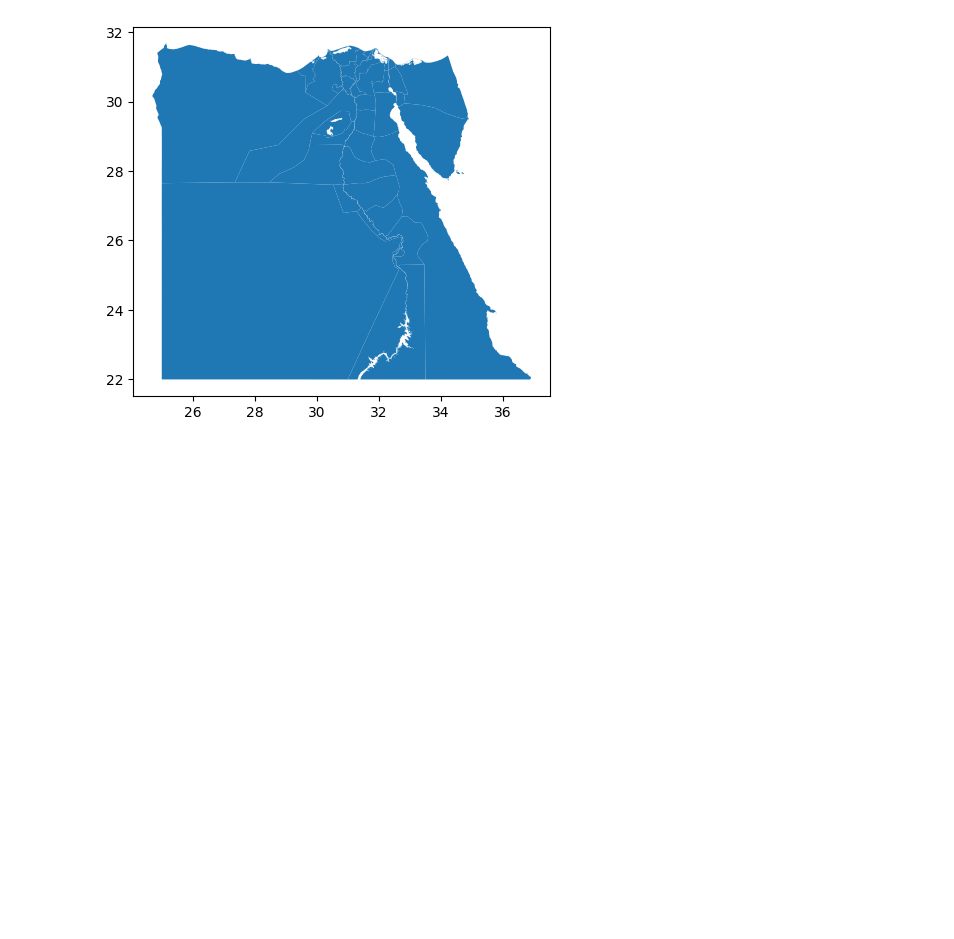
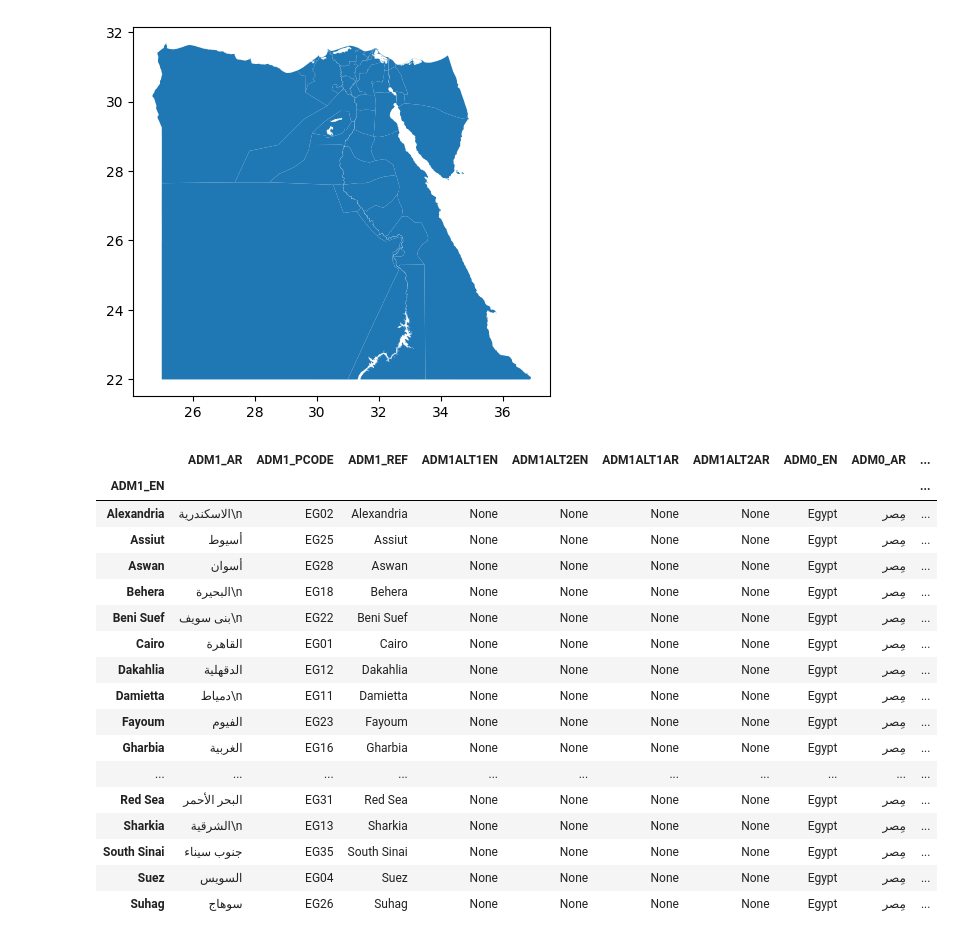
Before and after one commit to MarwaSamyBadr/Plot-geotif-satellite-images-, a Jupyter notebook: geoTif.ipynb, the cells around one changed output. Cells and saved outputs as stored; diff of their text form; code cells hidden in the pictures; blank space fills up the shorter version.

```diff
--- a/geoTif.ipynb
+++ b/geoTif.ipynb
@@ -20,3 +21,24 @@ nuts.plot()
 # %% [output]
 <Axes: >
 [figure]
+# %%
+nuts
+# %% [output]
+|  | ADM1_AR | ADM1_PCODE | ADM1_REF | ADM1ALT1EN | ADM1ALT2EN | ADM1ALT1AR | ADM1ALT2AR | ADM0_EN | ADM0_AR | ... |
+| ADM1_EN |  |  |  |  |  |  |  |  |  | ... |
+| Alexandria | الاسكندرية\n | EG02 | Alexandria | None | None | None | None | Egypt | مِصر | ... |
+| Assiut | أسيوط | EG25 | Assiut | None | None | None | None | Egypt | مِصر | ... |
+| Aswan | أسوان | EG28 | Aswan | None | None | None | None | Egypt | مِصر | ... |
+| Behera | البحيرة\n | EG18 | Behera | None | None | None | None | Egypt | مِصر | ... |
+| Beni Suef | بنى سويف\n | EG22 | Beni Suef | None | None | None | None | Egypt | مِصر | ... |
+| Cairo | القاهرة | EG01 | Cairo | None | None | None | None | Egypt | مِصر | ... |
+| Dakahlia | الدقهلية | EG12 | Dakahlia | None | None | None | None | Egypt | مِصر | ... |
+| Damietta | دمياط\n | EG11 | Damietta | None | None | None | None | Egypt | مِصر | ... |
+| Fayoum | الفيوم | EG23 | Fayoum | None | None | None | None | Egypt | مِصر | ... |
+| Gharbia | الغربية | EG16 | Gharbia | None | None | None | None | Egypt | مِصر | ... |
+| ... | ... | ... | ... | ... | ... | ... | ... | ... | ... | ... |
+| Red Sea | البحر الأحمر | EG31 | Red Sea | None | None | None | None | Egypt | مِصر | ... |
+| Sharkia | الشرقية\n | EG13 | Sharkia | None | None | None | None | Egypt | مِصر | ... |
+| South Sinai | جنوب سيناء | EG35 | South Sinai | None | None | None | None | Egypt | مِصر | ... |
+| Suez | السويس | EG04 | Suez | None | None | None | None | Egypt | مِصر | ... |
+| Suhag | سوهاج | EG26 | Suhag | None | None | None | None | Egypt | مِصر | ... |
```
Also changed, not shown: parts of 16 cells of this notebook, 3 other files.
